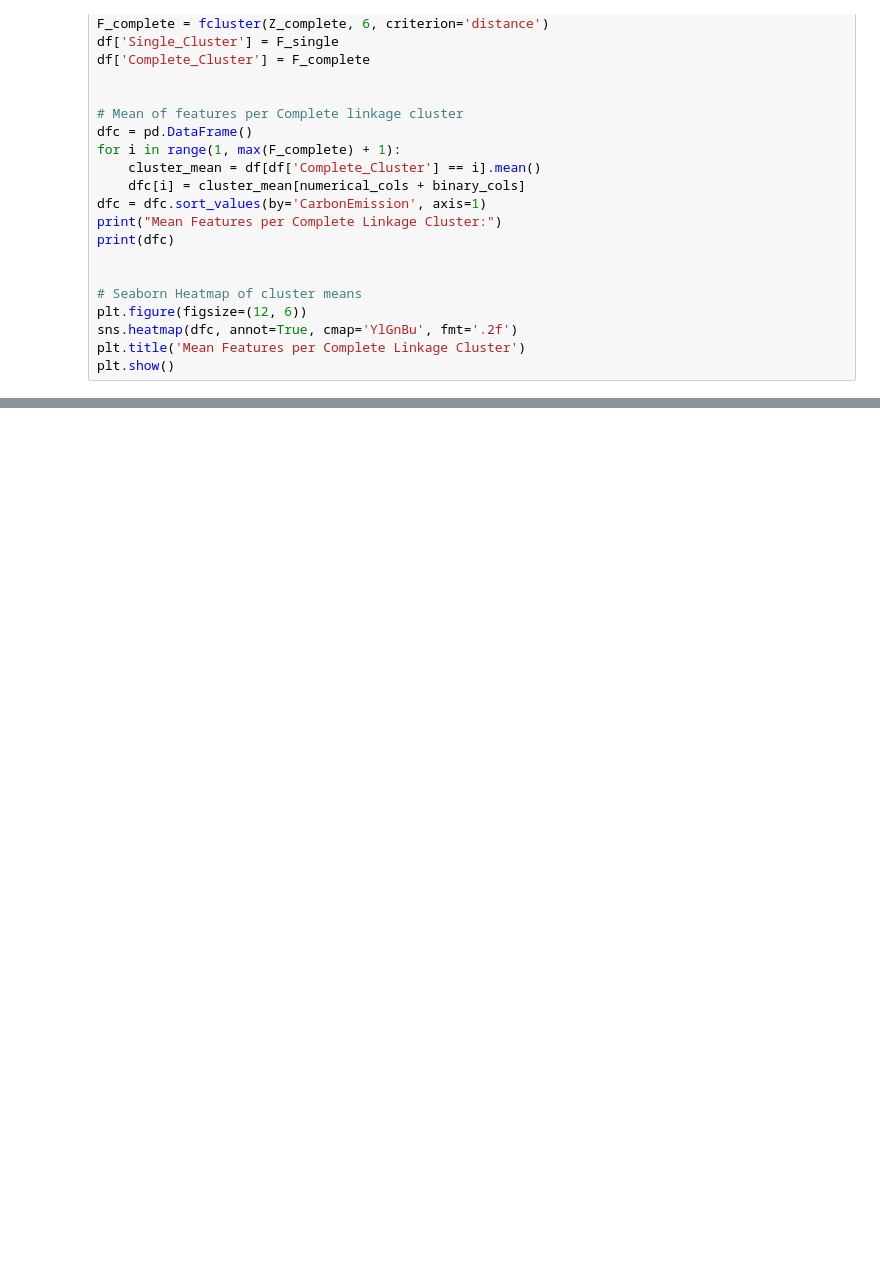
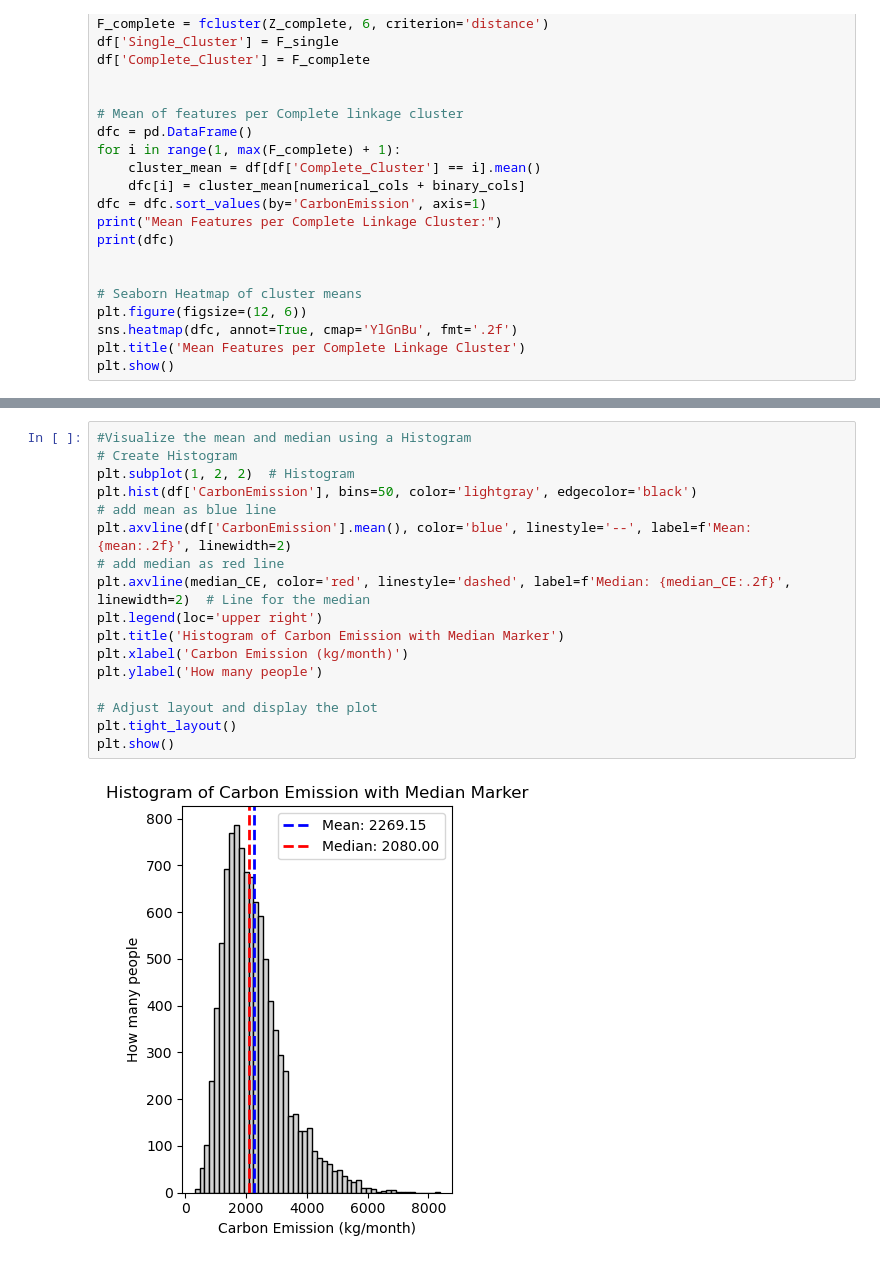
Before and after one commit to JerryYan24/CarbonFootprint, a Jupyter notebook: merged_notebook.ipynb, the cells around one changed output, grey strips where cells are left out. Drawn from its saved outputs; the diff is of its cells as text; blank space fills up the shorter version.

```diff
--- a/merged_notebook.ipynb
+++ b/merged_notebook.ipynb
@@ -788,0 +871,19 @@ plt.show()
+# %%
+#Visualize the mean and median using a Histogram
+# Create Histogram
+plt.subplot(1, 2, 2)  # Histogram
+plt.hist(df['CarbonEmission'], bins=50, color='lightgray', edgecolor='black')
+# add mean as blue line
+plt.axvline(df['CarbonEmission'].mean(), color='blue', linestyle='--', label=f'Mean: {mean:.2f}', linewidth=2)
+# add median as red line
+plt.axvline(median_CE, color='red', linestyle='dashed', label=f'Median: {median_CE:.2f}', linewidth=2)  # Line for the median
+plt.legend(loc='upper right')
+plt.title('Histogram of Carbon Emission with Median Marker')
+plt.xlabel('Carbon Emission (kg/month)')
+plt.ylabel('How many people')
+
+# Adjust layout and display the plot
+plt.tight_layout()
+plt.show()
+# %% [output]
+[figure, added]
```
Also changed, not shown: parts of 24 cells of this notebook.
